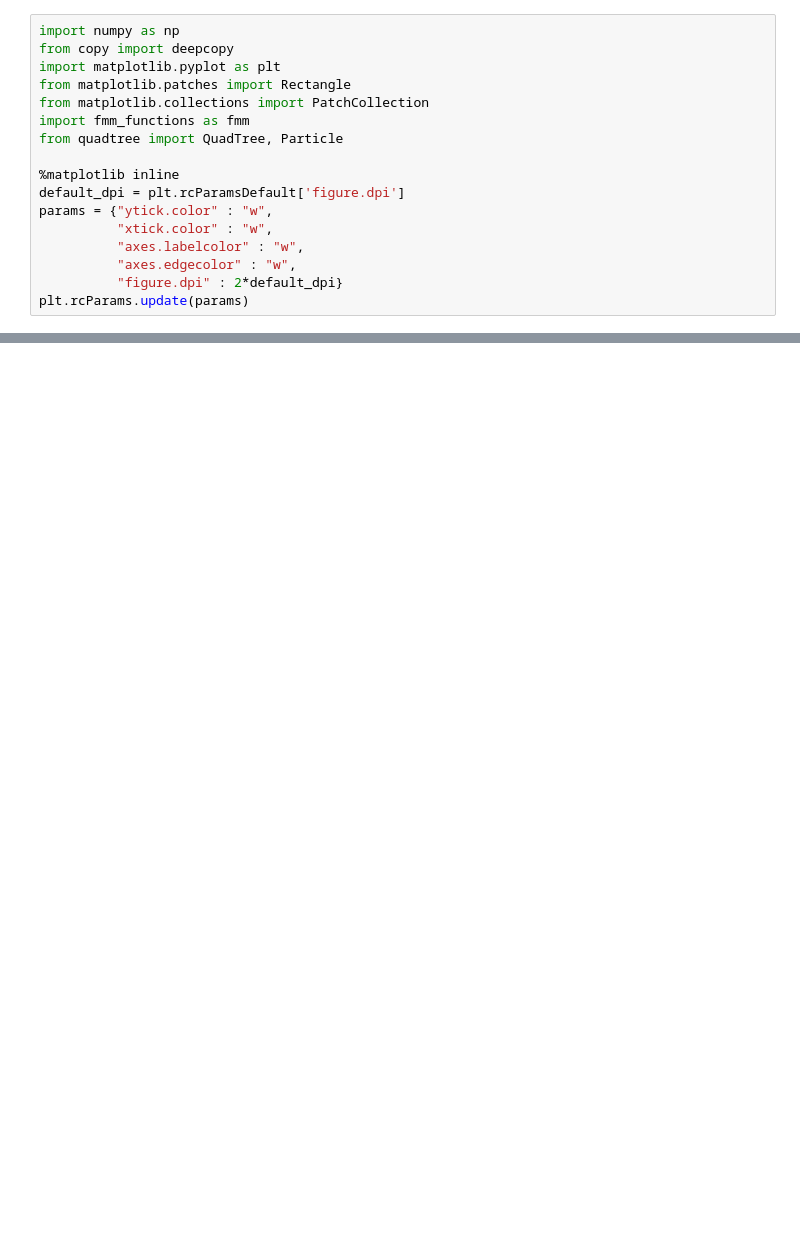
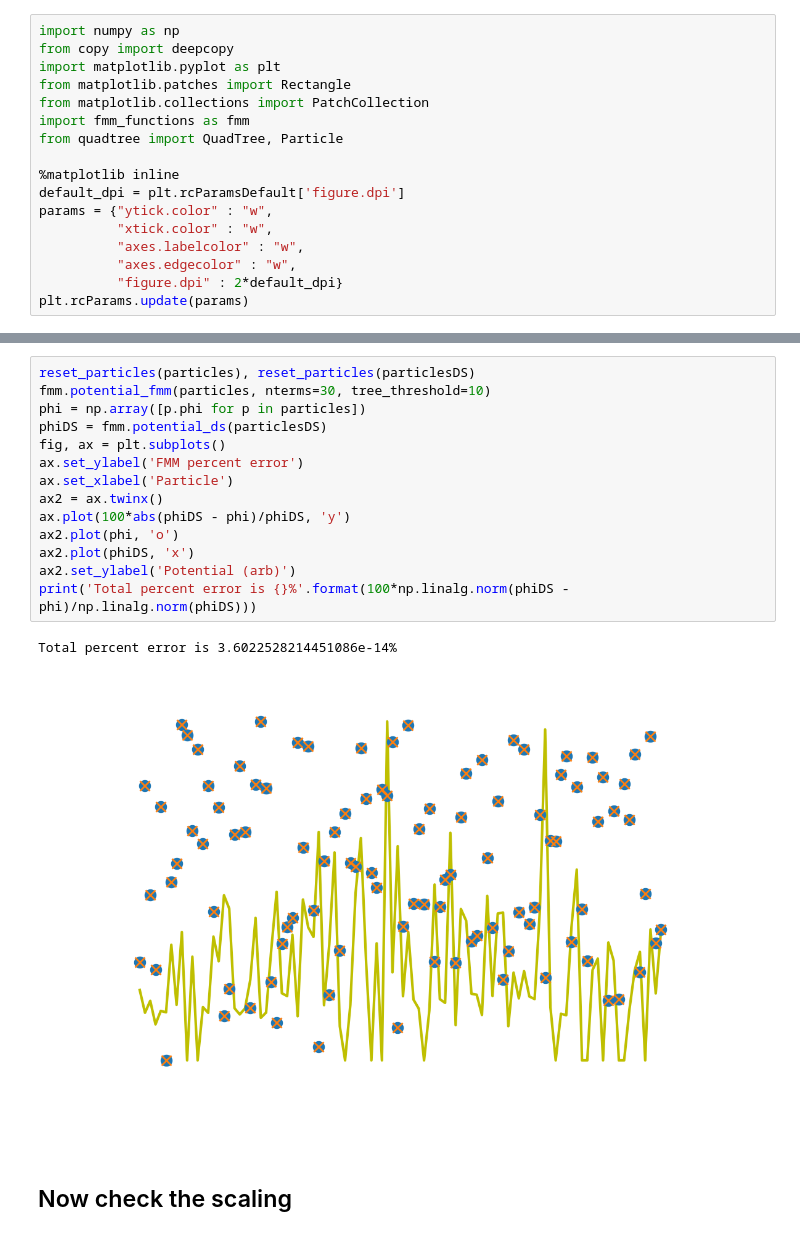
Before and after one commit to Ezekiel-25-17/Fast_Multipole_Method, a Jupyter notebook: fast_multipole_method.ipynb, the cells around one changed output, grey strips where cells are left out. Drawn from its saved outputs; the diff is of its cells as text; blank space fills up the shorter version.

```diff
--- a/fast_multipole_method.ipynb
+++ b/fast_multipole_method.ipynb
@@ -34,0 +38,19 @@ TypeError: 'NoneType' object is not iterable
+# %%
+reset_particles(particles), reset_particles(particlesDS)
+fmm.potential_fmm(particles, nterms=30, tree_threshold=10)
+phi = np.array([p.phi for p in particles])
+phiDS = fmm.potential_ds(particlesDS)
+fig, ax = plt.subplots()
+ax.set_ylabel('FMM percent error')
+ax.set_xlabel('Particle')
+ax2 = ax.twinx()
+ax.plot(100*abs(phiDS - phi)/phiDS, 'y')
+ax2.plot(phi, 'o')
+ax2.plot(phiDS, 'x')
+ax2.set_ylabel('Potential (arb)')
+print('Total percent error is {}%'.format(100*np.linalg.norm(phiDS - phi)/np.linalg.norm(phiDS)))
+# %% [output]
+Total percent error is 3.6022528214451086e-14%
+[figure, added]
+# %% [markdown]
+## Now check the scaling
```
Also changed, not shown: parts of 9 cells of this notebook.
